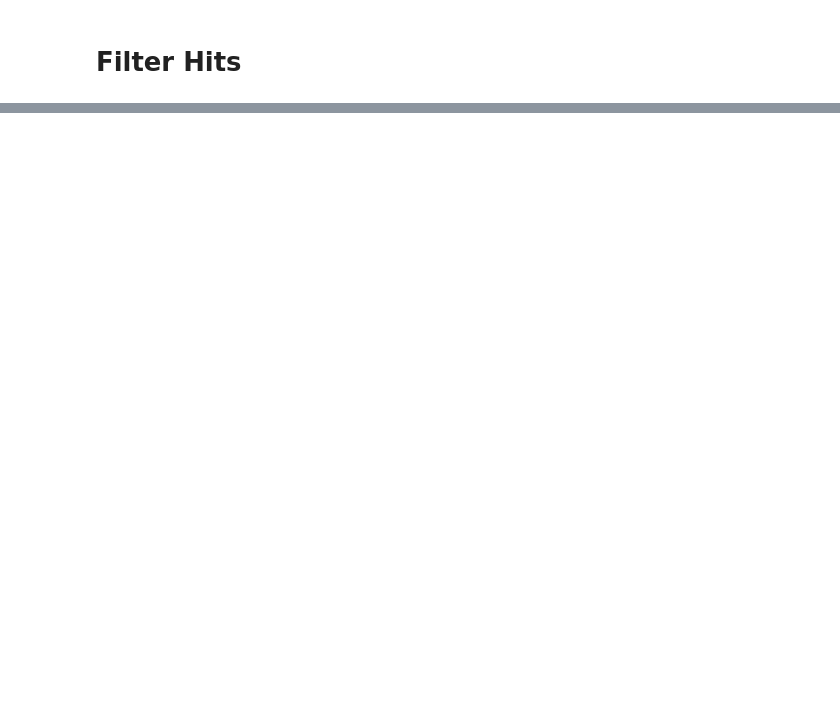
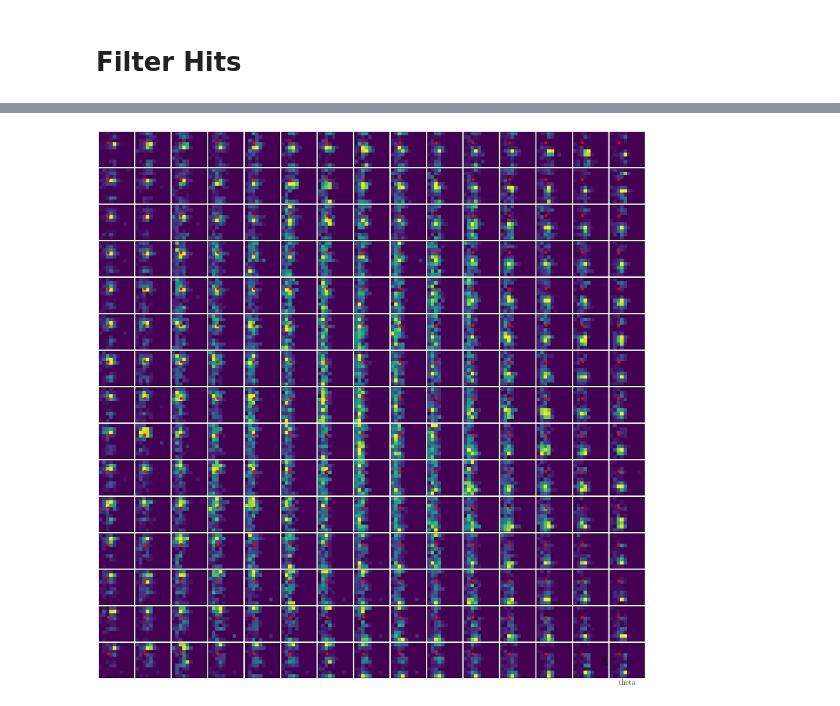
Before and after one commit to Noah-Everett/DSPS-Detector, a Jupyter notebook: analysis/directionalAnalysisPDFs.ipynb, the cells around one changed output, grey strips where cells are left out. Saved outputs shown, nothing was run; the diff lists cells and outputs as text; code cells hidden in the pictures; blank space fills up the shorter version.

```diff
--- a/analysis/directionalAnalysisPDFs.ipynb
+++ b/analysis/directionalAnalysisPDFs.ipynb
@@ -725,0 +203,37 @@ plt.show()
+# %%
+relativePositionBin = df_hits['relativePosition_nBin'].unique()
+
+fig, ax = plt.subplots(nBins_x, nBins_y, figsize=(20, 20))
+
+for nx in range(nBins_x):
+    for ny in range(nBins_y):
+        ind = (df_hits['relativePosition_nBin'] == (nx, ny)).to_list()
+        pos = np.array(df_hits['relativePosition_binned'].loc[ind].to_list())
+        pos = np.unique(pos)
+        phi = np.array(df_hits['direction_relative_lens_0_phi'].loc[ind].to_list())
+        theta = np.array(df_hits['direction_relative_lens_0_theta'].loc[ind].to_list())
+
+        if len(theta) < lowerBound:
+            continue
+
+        ind = np.isnan(theta)
+        theta = theta[~ind]
+        phi = phi[~ind]
+
+        ind = np.isnan(phi)
+        theta = theta[~ind]
+        phi = phi[~ind]
+
+        ax[nx, ny].hist2d(theta, phi, bins=10, norm=None, cmap='viridis', range=[[0, np.pi/4], [-np.pi, np.pi]])
+        ax[nx, ny].scatter(theta_r, phi_r, color='red', s=40)
+        ax[nx, ny].set_xticks([])
+        ax[nx, ny].set_yticks([])
+        ax[nx, ny].set_xticklabels([])
+        ax[nx, ny].set_yticklabels([])
+        ax[nx, ny].set_xlim(0, np.pi/4)
+        ax[nx, ny].set_ylim(-np.pi, np.pi)
+
+fig.tight_layout(h_pad=0.2, w_pad=0.2)
+plt.show()
+# %% [output]
+[figure, added]
```
Also changed, not shown: parts of 24 cells of this notebook, 22 other files.
